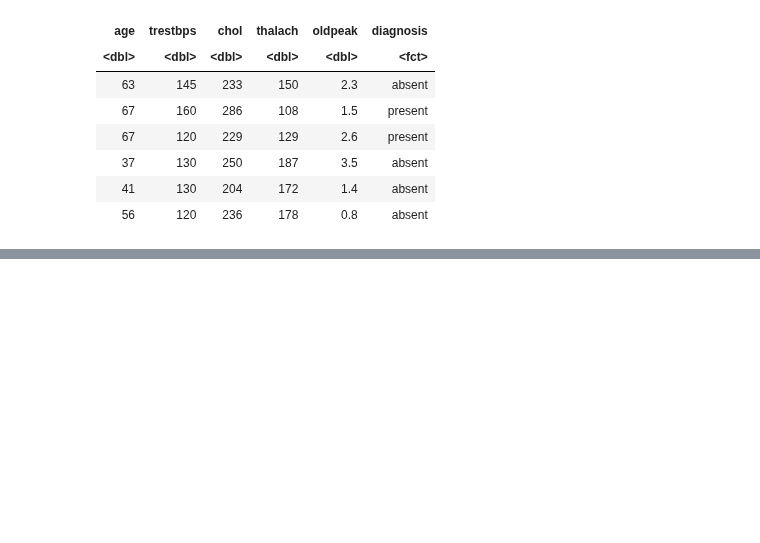
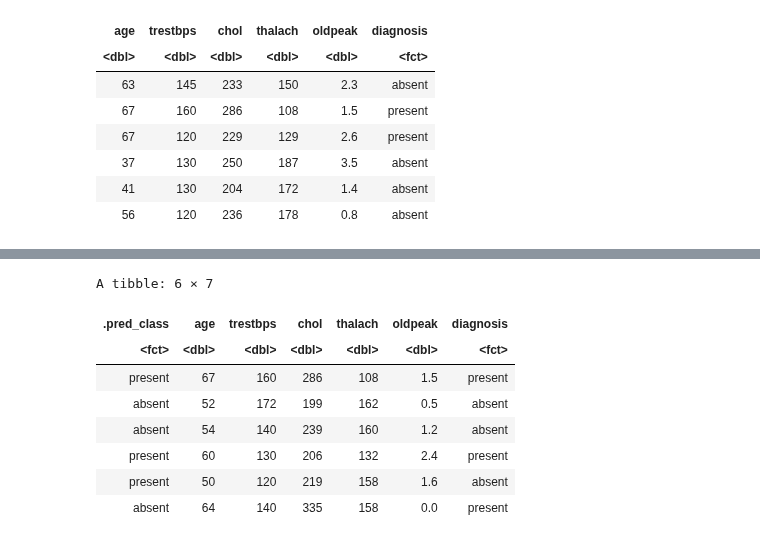
Before and after one commit to duffydu/dsci100-project, a Jupyter notebook: Method-Copy1.ipynb, the cells around one changed output, grey strips where cells are left out. Saved outputs shown, nothing was run; the diff lists cells and outputs as text; code cells hidden in the pictures; blank space fills up the shorter version.

```diff
--- a/Method-Copy1.ipynb
+++ b/Method-Copy1.ipynb
@@ -216,0 +263,14 @@ Prediction absent present
+# %%
+heart_predictions <- predict(heart_fit, heart_test) %>%
+                    bind_cols(heart_test)
+head(heart_predictions)
+# %% [output]
+A tibble: 6 × 7
+| .pred_class | age | trestbps | chol | thalach | oldpeak | diagnosis |
+| <fct> | <dbl> | <dbl> | <dbl> | <dbl> | <dbl> | <fct> |
+| present | 67 | 160 | 286 | 108 | 1.5 | present |
+| absent | 52 | 172 | 199 | 162 | 0.5 | absent |
+| absent | 54 | 140 | 239 | 160 | 1.2 | absent |
+| present | 60 | 130 | 206 | 132 | 2.4 | present |
+| present | 50 | 120 | 219 | 158 | 1.6 | absent |
+| absent | 64 | 140 | 335 | 158 | 0.0 | present |
```
Also changed, not shown: parts of 15 cells of this notebook.
